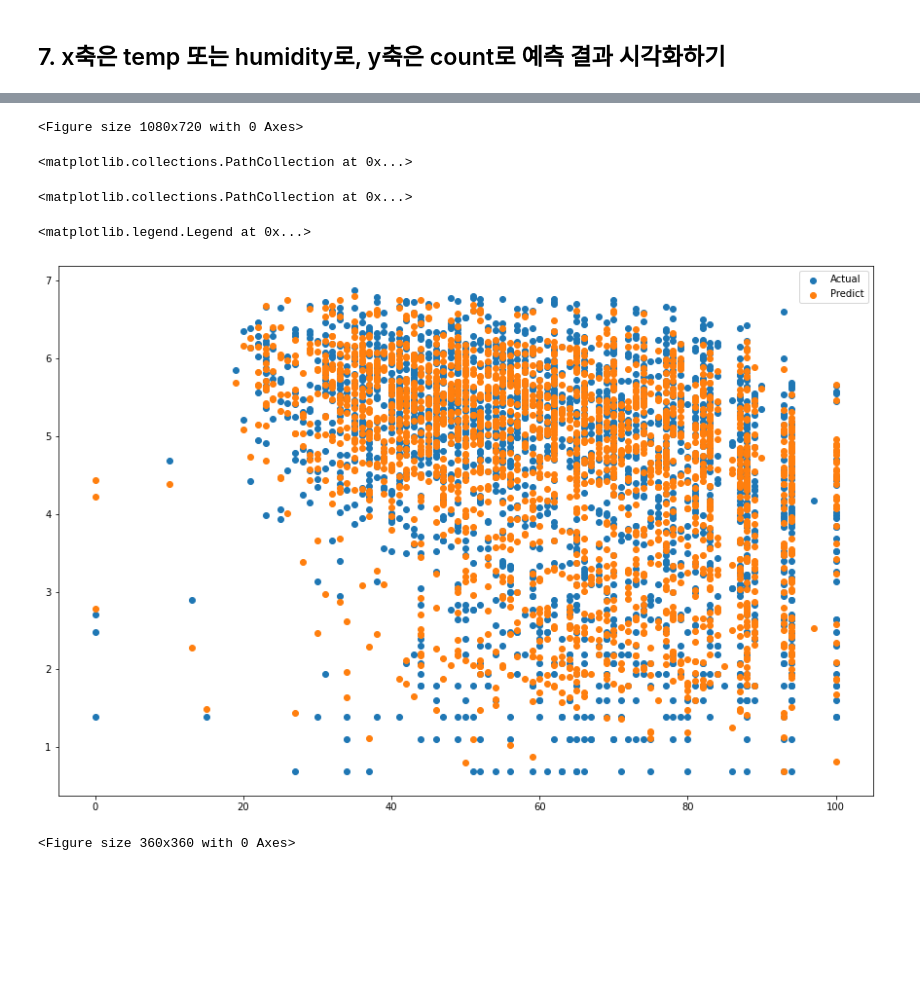
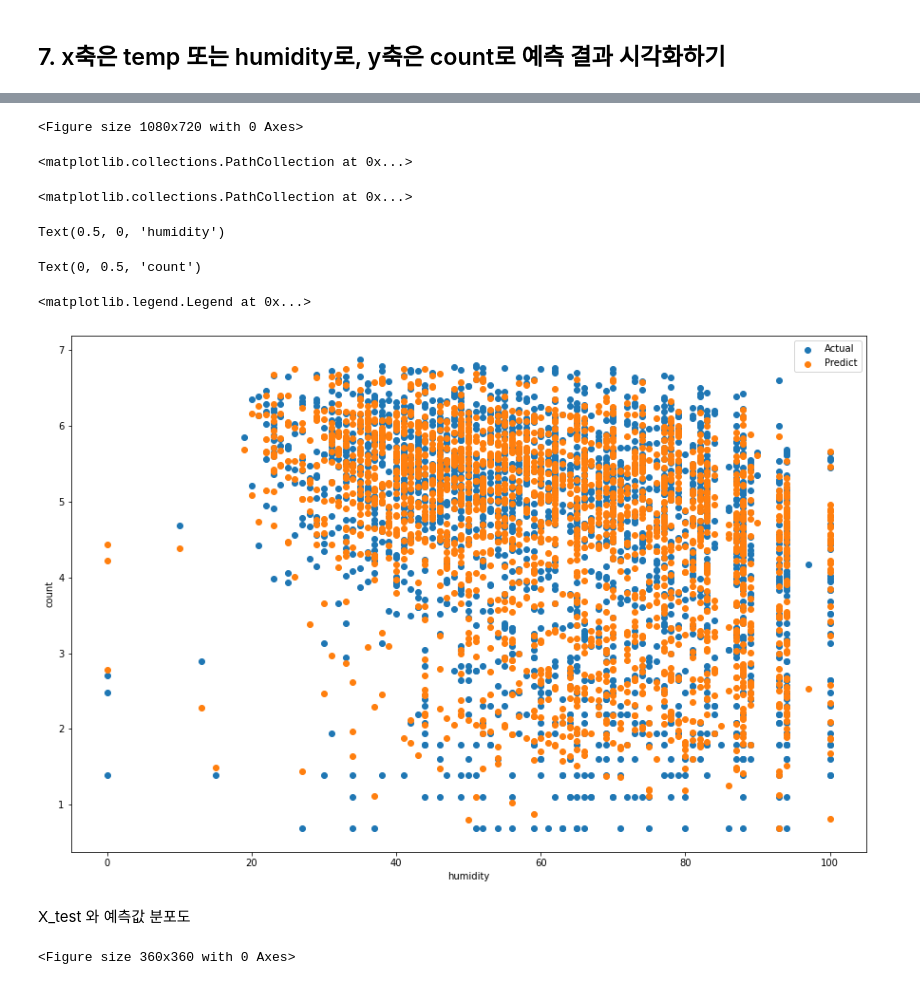
Before and after one commit to ohyoulim/first-repository, a Jupyter notebook: [E-02]LinearRegression.ipynb, the cells around one changed output, grey strips where cells are left out. Cells and saved outputs as stored; diff of their text form; code cells hidden in the pictures; blank space fills up the shorter version.

```diff
--- a/[E-02]LinearRegression.ipynb
+++ b/[E-02]LinearRegression.ipynb
@@ -863,15 +870,22 @@ plt.show()
 # %%
+# x = humidity
 plt.figure(figsize=(15,10))
 plt.scatter(X_test['humidity'], y_test, label="Actual")
 plt.scatter(X_test['humidity'], predictions, label="Predict")
+plt.xlabel("humidity")
+plt.ylabel("count")
 plt.legend()
 plt.show()
 # %% [output]
 <Figure size 1080x720 with 0 Axes>
 <matplotlib.collections.PathCollection at 0x...>
 <matplotlib.collections.PathCollection at 0x...>
-<matplotlib.legend.Legend at 0x...>
+Text(0.5, 0, 'humidity')
+Text(0, 0.5, 'count')
+<matplotlib.legend.Legend at 0x...>
-[figure, old version]
+[figure, new version]
+# %% [markdown]
+X_test 와 예측값 분포도
 # %%
 plt.figure(figsize=(5,5))
 sns.kdeplot(y_test,label='Autual')
```
Also changed, not shown: parts of 19 cells of this notebook.
